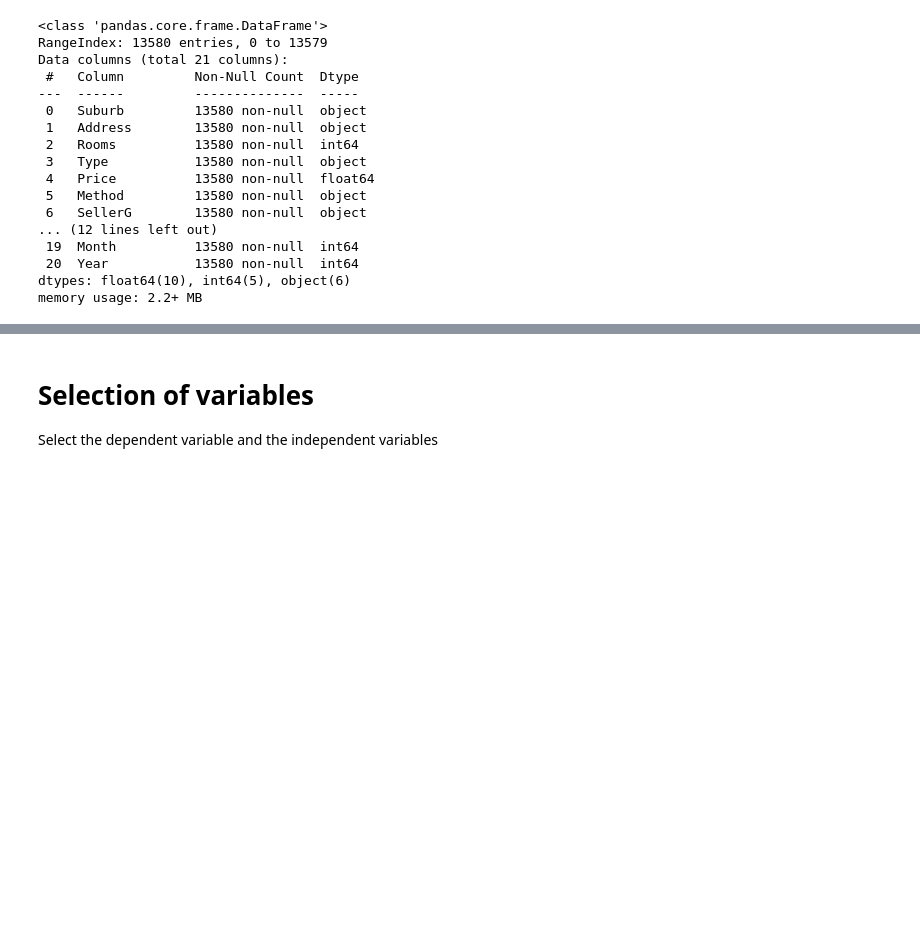
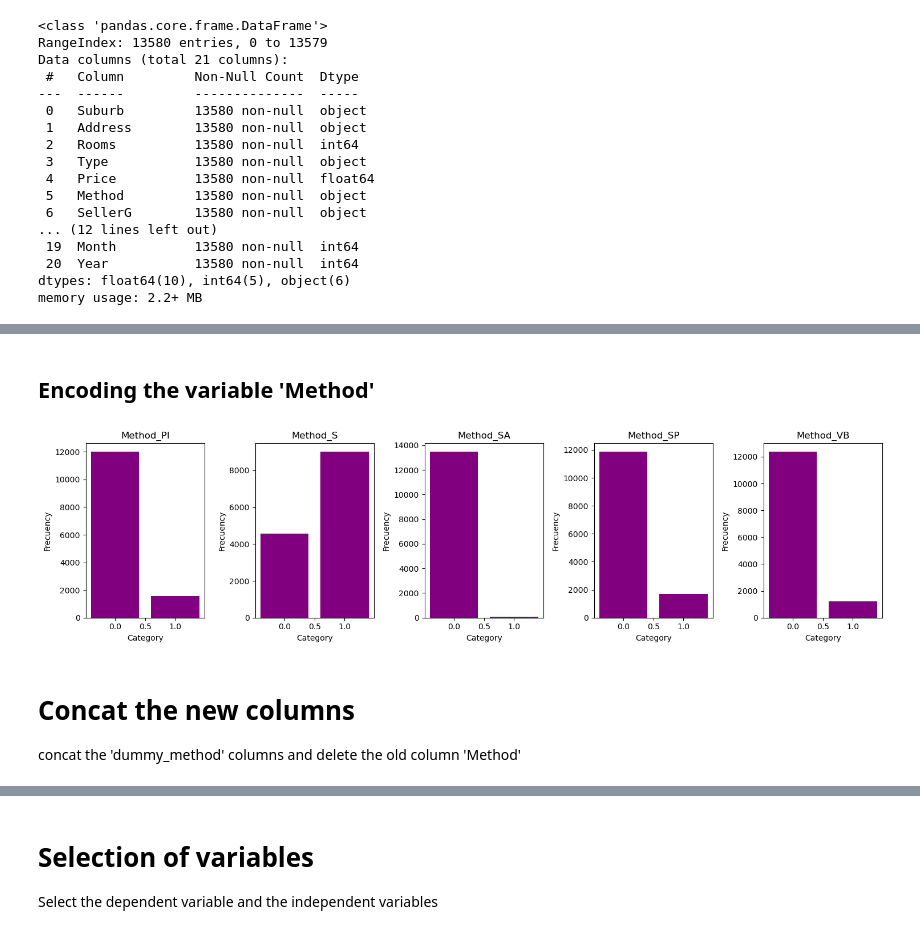
Before and after one commit to jadercaro/Predict-Melbourne-prices-houses, a Jupyter notebook: predictions_Melbourne_prices_houses.ipynb, the cells around one changed output, grey strips where cells are left out. Cells and saved outputs as stored; diff of their text form; code cells hidden in the pictures; blank space fills up the shorter version.

```diff
--- a/predictions_Melbourne_prices_houses.ipynb
+++ b/predictions_Melbourne_prices_houses.ipynb
@@ -322,0 +275,2 @@ memory usage: 2.2+ MB
+# %% [markdown]
+## Encoding the variable 'Method'
@@ -322,0 +279,22 @@ memory usage: 2.2+ MB
+# %%
+columns = dummy_method[1:]
+
+fig, axes = plt.subplots(1, 5, figsize=(15,4))#1 fila, 5 columnas
+
+for i, column in enumerate(columns):
+    count = dummy_method[column].value_counts()
+    category_name = count.index
+    category_frecuency = count.values
+    #row_index, col_index = np.unravel_index(i, (2, 3))
+
+    axes[i].bar(category_name, category_frecuency, color='purple')
+    axes[i].set_xlabel('Category')
+    axes[i].set_ylabel('Frecuency')
+    axes[i].set_title(column)
+plt.tight_layout()
+plt.show()
+# %% [output]
+[figure, added]
+# %% [markdown]
+# Concat the new columns
+concat the 'dummy_method' columns and delete the old column 'Method'
```
Also changed, not shown: parts of 42 cells of this notebook.
